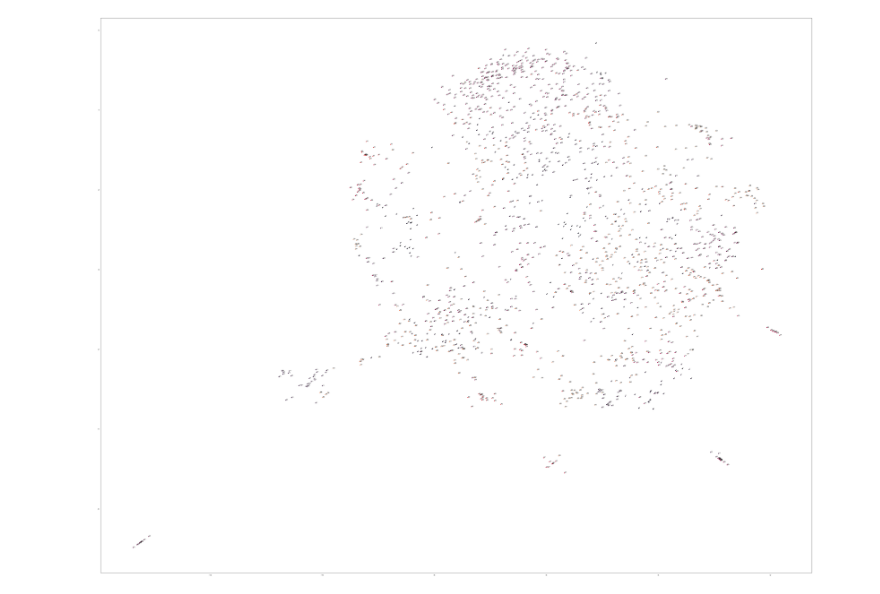
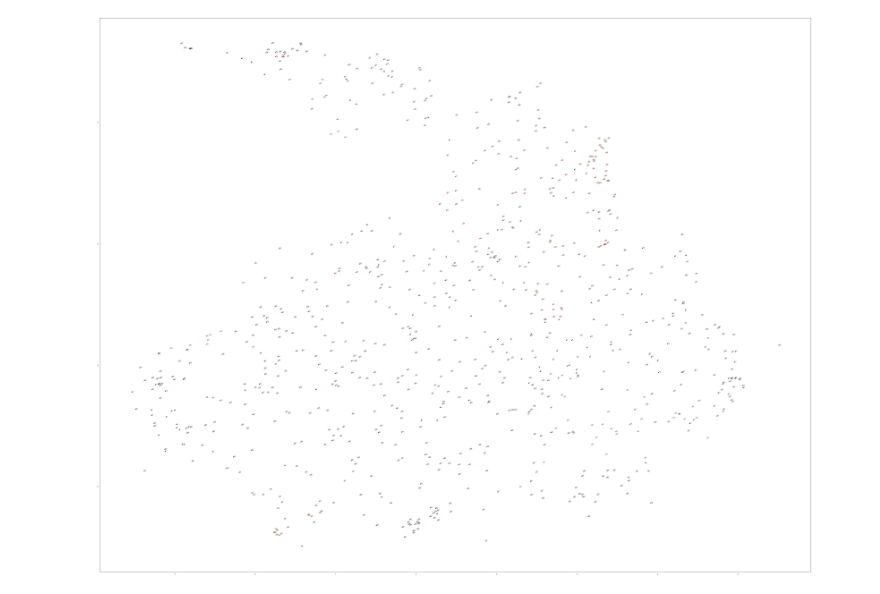
Before and after one commit to wweschen/UMAP_experiments, a Jupyter notebook: Bert-vs-word2vec.ipynb, the cells around one changed output. Drawn from its saved outputs; the diff is of its cells as text; code cells hidden in the pictures.

```diff
--- a/Bert-vs-word2vec.ipynb
+++ b/Bert-vs-word2vec.ipynb
@@ -7,5 +7,5 @@ v2 = json.load(open('./sentence vectors/new_vectors.json'))
 # %%
-c1 = json.load(open('./sentence vectors/classes.json'))
-c2 = json.load(open('./sentence vectors/classes_bert.json'))
+c1 = json.load(open('./trump/classes.json'))
+c2 = json.load(open('./trump/classes_bert.json'))
 # %%
-ex=json.load(open('./sentence vectors/extracts.json'))
+ex=json.load(open('./trump/extracts.json'))
@@ -56,12 +56,3 @@ for v,c in zip(v1_umap,c1):
 for x in ex:
     if len(x)==0:
         ex.remove(x)
-# %%
-import matplotlib.pyplot as plt
-import seaborn as sns
-
-%matplotlib inline
-sns.set(style='white', rc={'figure.figsize':(20,16)})
-
-for i in range(43):
-    plt.scatter(v2_umap[i][:,0],v2_umap[i][:,1],s=10 )
@@ -70,6 +58,0 @@ for i in range(43):
-# %%
-%matplotlib inline
-sns.set(style='white', rc={'figure.figsize':(20,16)})
-
-for i in range(43):
-    plt.scatter(v1_umap[i][:,0],v1_umap[i][:,1],s=10 )
@@ -172,18 +98,18 @@ for s in sorted_sentences2:
 # %%
- %matplotlib inline
+import seaborn as sns
+import matplotlib.pyplot  as plt
+%matplotlib inline
 sns.set(style='white', rc={'figure.figsize':(80,64)})
 
 x=[row[0] for row in clustered_sentence_umap_v1]
 y=[row[1] for row in clustered_sentence_umap_v1]
-s=
 c=clustered_sentence_umap_c1
-
 fig, ax = plt.subplots()
 ax.scatter(x,y,c=c,s=20 )
 for i, txt in enumerate(c):
     ax.annotate(txt, (x[i], y[i]))
 # %% [output]
-[figure, old version]
+[figure, new version]
 # %%
 %matplotlib inline
 sns.set(style='white', rc={'figure.figsize':(80,64)})
```
Also changed, not shown: parts of 19 cells of this notebook, 39 other files.
